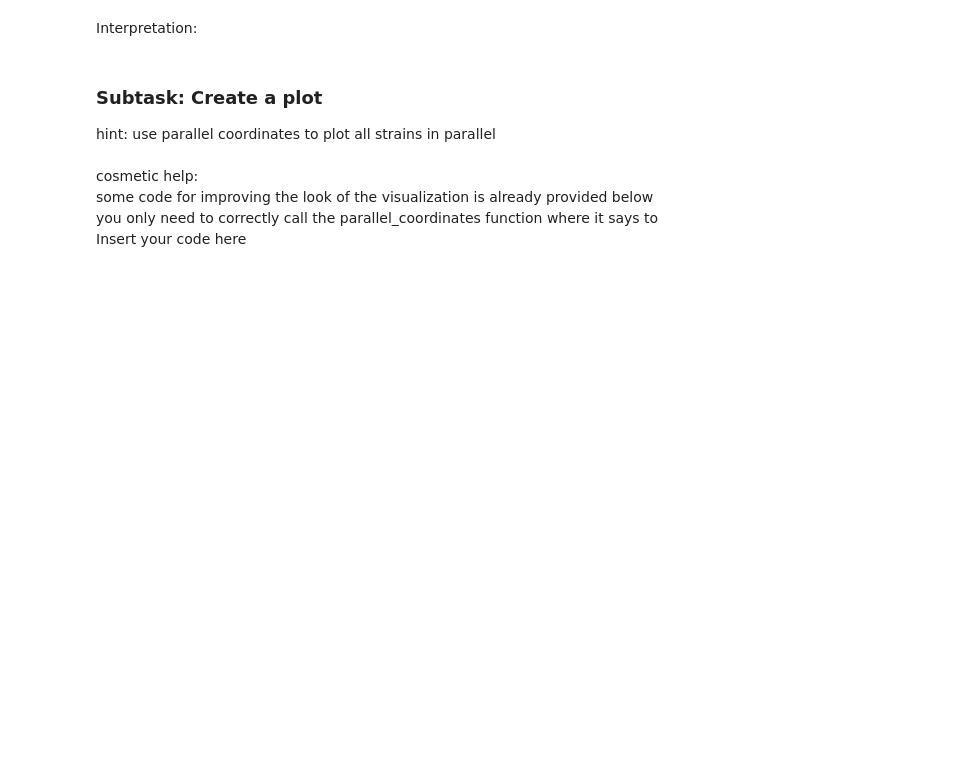
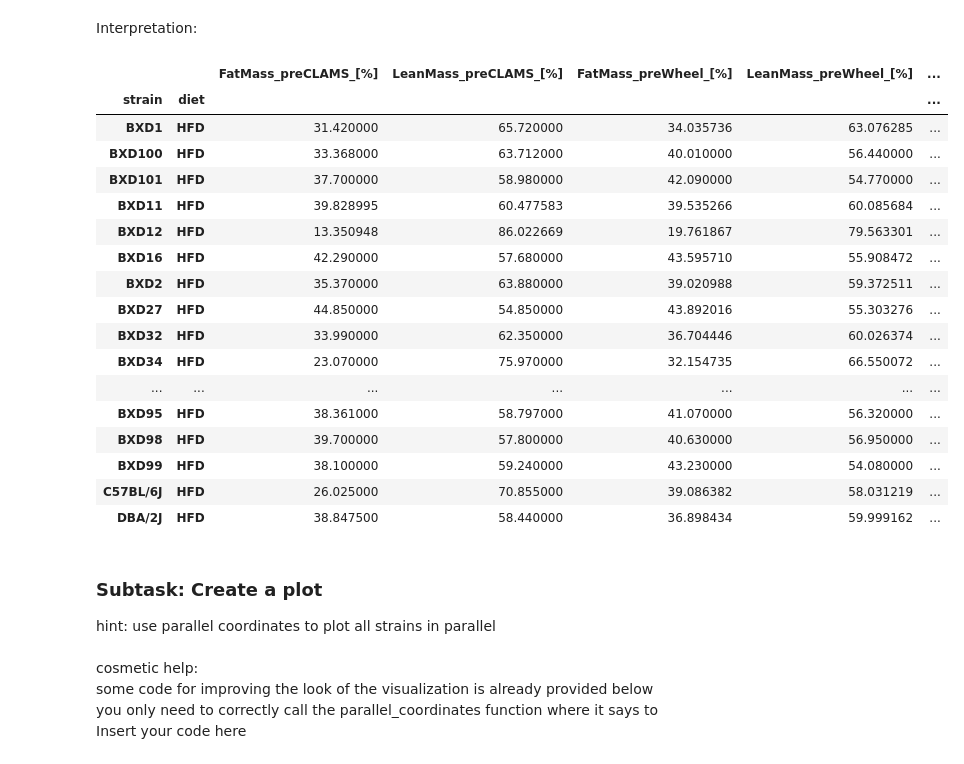
Before and after one commit to Osrip/Integrated_Bioinformatics, a Jupyter notebook: IntegratedBioinformatics/notebooks/Day2_Exploratory_Analysis.ipynb, the cells around one changed output. Cells and saved outputs as stored; diff of their text form; code cells hidden in the pictures; blank space fills up the shorter version.

```diff
--- a/IntegratedBioinformatics/notebooks/Day2_Exploratory_Analysis.ipynb
+++ b/IntegratedBioinformatics/notebooks/Day2_Exploratory_Analysis.ipynb
@@ -493,6 +489,36 @@ for en in df.columns.tolist():
 [figure]
 # %% [markdown]
 Interpretation:
+# %%
+body_df = split_cd_hfd(xls['Body Wt & Composition'])
+#body_df = xls['Body Wt & Composition']
+cols = body_df.columns.tolist()
+argwhere = where_substring(cols, '%')
+cols = np.array(cols)
+cols_plot = cols[argwhere]
+plot_body_df = body_df[cols_plot]
+body_DF_CD = plot_body_df.iloc[df.index.get_level_values('diet') == 'CD']
+body_DF_HFD = plot_body_df.iloc[df.index.get_level_values('diet') == 'HFD']
+body_DF_HFD
+# %% [output]
+|  |  | FatMass_preCLAMS_[%] | LeanMass_preCLAMS_[%] | FatMass_preWheel_[%] | LeanMass_preWheel_[%] | ... |
+| strain | diet |  |  |  |  | ... |
+| BXD1 | HFD | 31.420000 | 65.720000 | 34.035736 | 63.076285 | ... |
+| BXD100 | HFD | 33.368000 | 63.712000 | 40.010000 | 56.440000 | ... |
+| BXD101 | HFD | 37.700000 | 58.980000 | 42.090000 | 54.770000 | ... |
+| BXD11 | HFD | 39.828995 | 60.477583 | 39.535266 | 60.085684 | ... |
+| BXD12 | HFD | 13.350948 | 86.022669 | 19.761867 | 79.563301 | ... |
+| BXD16 | HFD | 42.290000 | 57.680000 | 43.595710 | 55.908472 | ... |
+| BXD2 | HFD | 35.370000 | 63.880000 | 39.020988 | 59.372511 | ... |
+| BXD27 | HFD | 44.850000 | 54.850000 | 43.892016 | 55.303276 | ... |
+| BXD32 | HFD | 33.990000 | 62.350000 | 36.704446 | 60.026374 | ... |
+| BXD34 | HFD | 23.070000 | 75.970000 | 32.154735 | 66.550072 | ... |
+| ... | ... | ... | ... | ... | ... | ... |
+| BXD95 | HFD | 38.361000 | 58.797000 | 41.070000 | 56.320000 | ... |
+| BXD98 | HFD | 39.700000 | 57.800000 | 40.630000 | 56.950000 | ... |
+| BXD99 | HFD | 38.100000 | 59.240000 | 43.230000 | 54.080000 | ... |
+| C57BL/6J | HFD | 26.025000 | 70.855000 | 39.086382 | 58.031219 | ... |
+| DBA/2J | HFD | 38.847500 | 58.440000 | 36.898434 | 59.999162 | ... |
 # %% [markdown]
 ### Subtask: Create a plot
 
```
Also changed, not shown: parts of 5 cells of this notebook.
